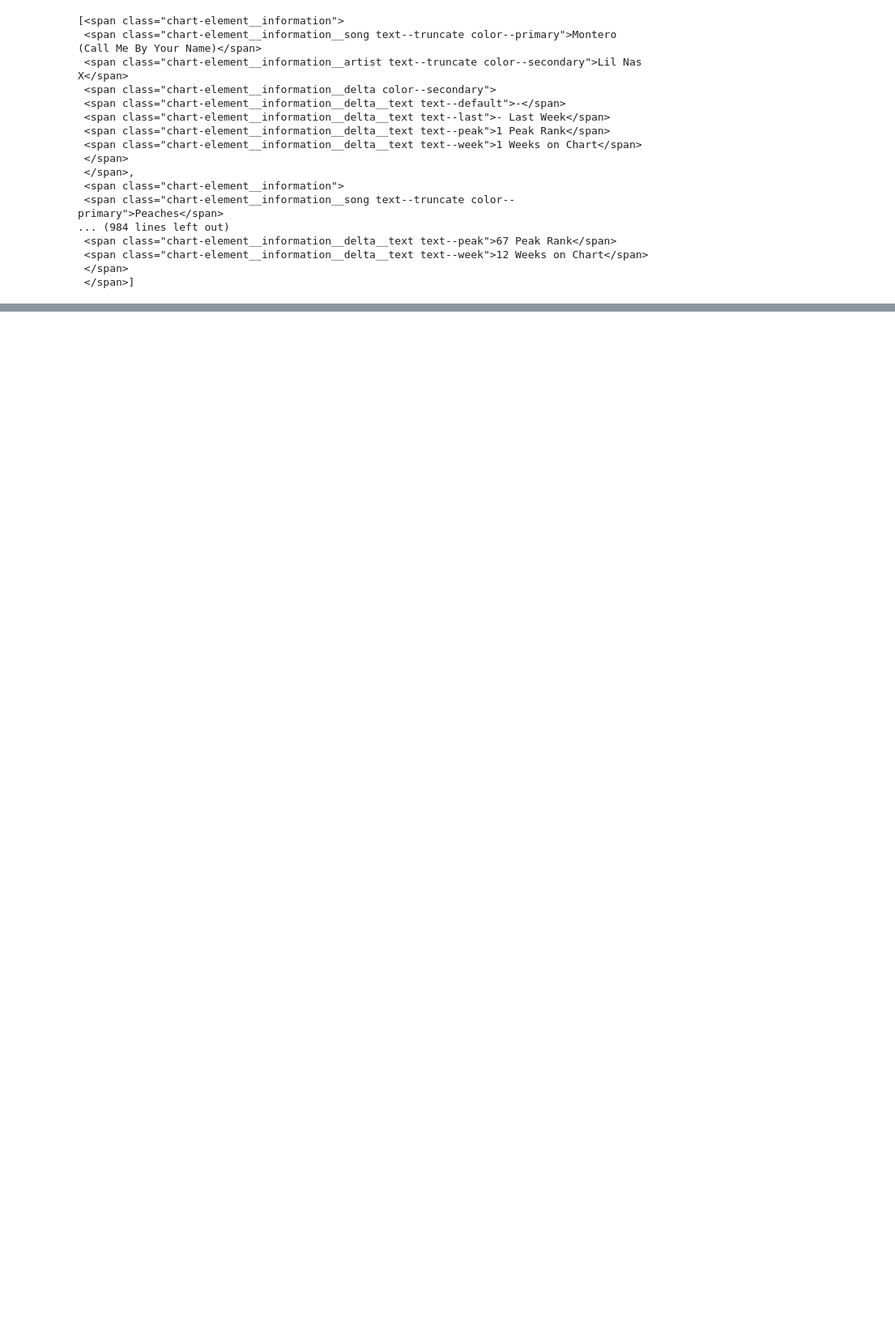
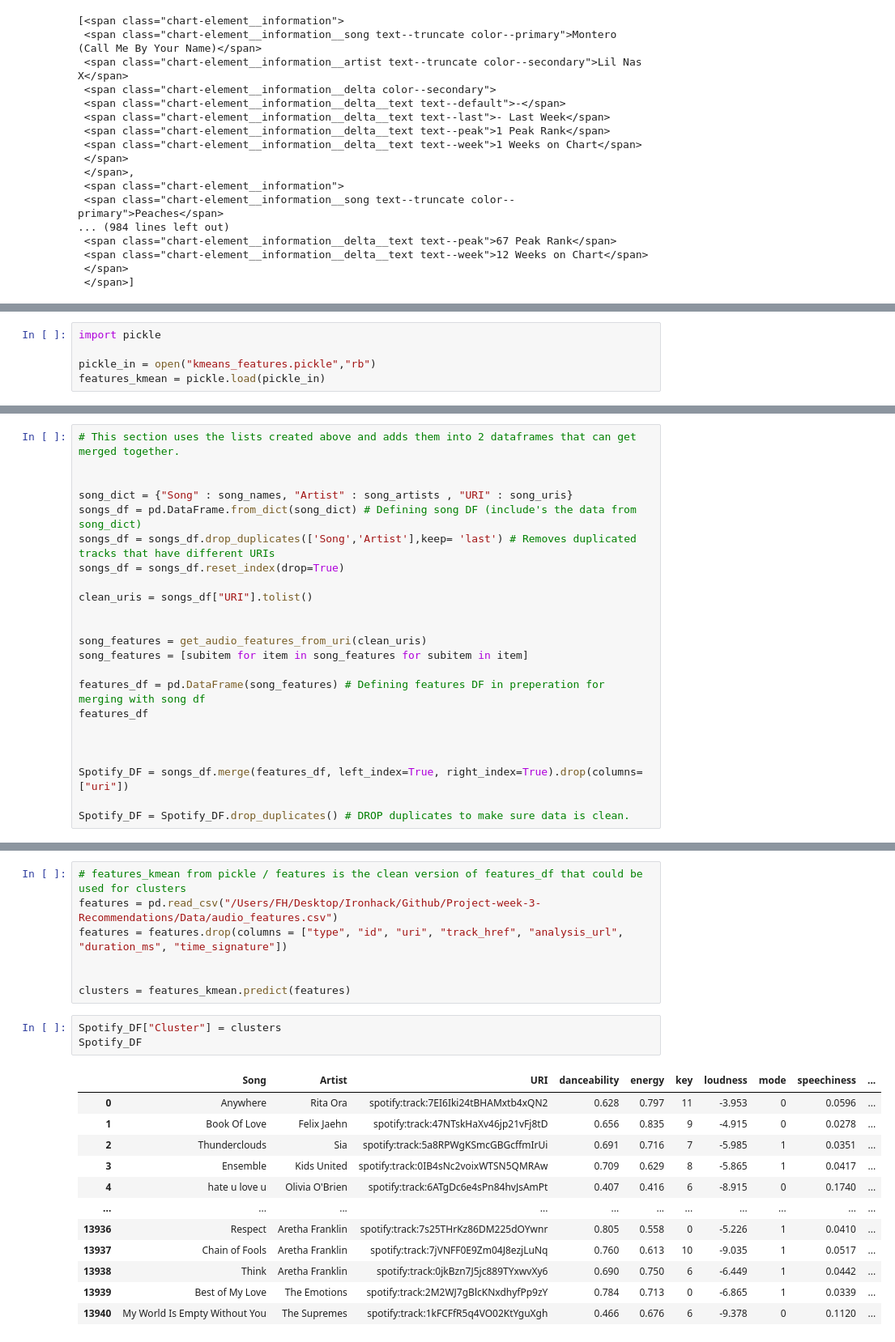
Before and after one commit to Faisal7ammad/Project-week-3-Recommendations, a Jupyter notebook: Recommendations.ipynb, the cells around one changed output, grey strips where cells are left out. Shown at 81% size. Cells and saved outputs as stored; diff of their text form; blank space fills up the shorter version.

```diff
--- a/Recommendations.ipynb
+++ b/Recommendations.ipynb
@@ -50,0 +57,5 @@ top_100.select("span.chart-element__information")
+# %%
+import pickle
+
+pickle_in = open("kmeans_features.pickle","rb")
+features_kmean = pickle.load(pickle_in)
@@ -82,0 +167,23 @@ DF
+# %%
+# This section uses the lists created above and adds them into 2 dataframes that can get merged together.
+
+
+song_dict = {"Song" : song_names, "Artist" : song_artists , "URI" : song_uris}
+songs_df = pd.DataFrame.from_dict(song_dict) # Defining song DF (include's the data from song_dict)
+songs_df = songs_df.drop_duplicates(['Song','Artist'],keep= 'last') # Removes duplicated tracks that have different URIs
+songs_df = songs_df.reset_index(drop=True)
+
+clean_uris = songs_df["URI"].tolist()
+
+
+song_features = get_audio_features_from_uri(clean_uris)
+song_features = [subitem for item in song_features for subitem in item]
+
+features_df = pd.DataFrame(song_features) # Defining features DF in preperation for merging with song df
+features_df
+
+
+
+Spotify_DF = songs_df.merge(features_df, left_index=True, right_index=True).drop(columns=["uri"])
+
+Spotify_DF = Spotify_DF.drop_duplicates() # DROP duplicates to make sure data is clean.
@@ -82,0 +193,23 @@ DF
+# %%
+# features_kmean from pickle / features is the clean version of features_df that could be used for clusters
+features = pd.read_csv("/Users/FH/Desktop/Ironhack/Github/Project-week-3-Recommendations/Data/audio_features.csv")
+features = features.drop(columns = ["type", "id", "uri", "track_href", "analysis_url", "duration_ms", "time_signature"])
+
+
+clusters = features_kmean.predict(features)
+# %%
+Spotify_DF["Cluster"] = clusters
+Spotify_DF
+# %% [output]
+|  | Song | Artist | URI | danceability | energy | key | loudness | mode | speechiness | ... |
+| 0 | Anywhere | Rita Ora | spotify:track:7EI6Iki24tBHAMxtb4xQN2 | 0.628 | 0.797 | 11 | -3.953 | 0 | 0.0596 | ... |
+| 1 | Book Of Love | Felix Jaehn | spotify:track:47NTskHaXv46jp21vFj8tD | 0.656 | 0.835 | 9 | -4.915 | 0 | 0.0278 | ... |
+| 2 | Thunderclouds | Sia | spotify:track:5a8RPWgKSmcGBGcffmIrUi | 0.691 | 0.716 | 7 | -5.985 | 1 | 0.0351 | ... |
+| 3 | Ensemble | Kids United | spotify:track:0IB4sNc2voixWTSN5QMRAw | 0.709 | 0.629 | 8 | -5.865 | 1 | 0.0417 | ... |
+| 4 | hate u love u | Olivia O'Brien | spotify:track:6ATgDc6e4sPn84hvJsAmPt | 0.407 | 0.416 | 6 | -8.915 | 0 | 0.1740 | ... |
+| ... | ... | ... | ... | ... | ... | ... | ... | ... | ... | ... |
+| 13936 | Respect | Aretha Franklin | spotify:track:7s25THrKz86DM225dOYwnr | 0.805 | 0.558 | 0 | -5.226 | 1 | 0.0410 | ... |
+| 13937 | Chain of Fools | Aretha Franklin | spotify:track:7jVNFF0E9Zm04J8ezjLuNq | 0.760 | 0.613 | 10 | -9.035 | 1 | 0.0517 | ... |
+| 13938 | Think | Aretha Franklin | spotify:track:0jkBzn7J5jc889TYxwvXy6 | 0.690 | 0.750 | 6 | -6.449 | 1 | 0.0442 | ... |
+| 13939 | Best of My Love | The Emotions | spotify:track:2M2WJ7gBlcKNxdhyfPp9zY | 0.784 | 0.713 | 0 | -6.865 | 1 | 0.0339 | ... |
+| 13940 | My World Is Empty Without You | The Supremes | spotify:track:1kFCFfR5q4VO02KtYguXgh | 0.466 | 0.676 | 6 | -9.378 | 0 | 0.1120 | ... |
```
Also changed, not shown: parts of 28 cells of this notebook, 7 other files.
